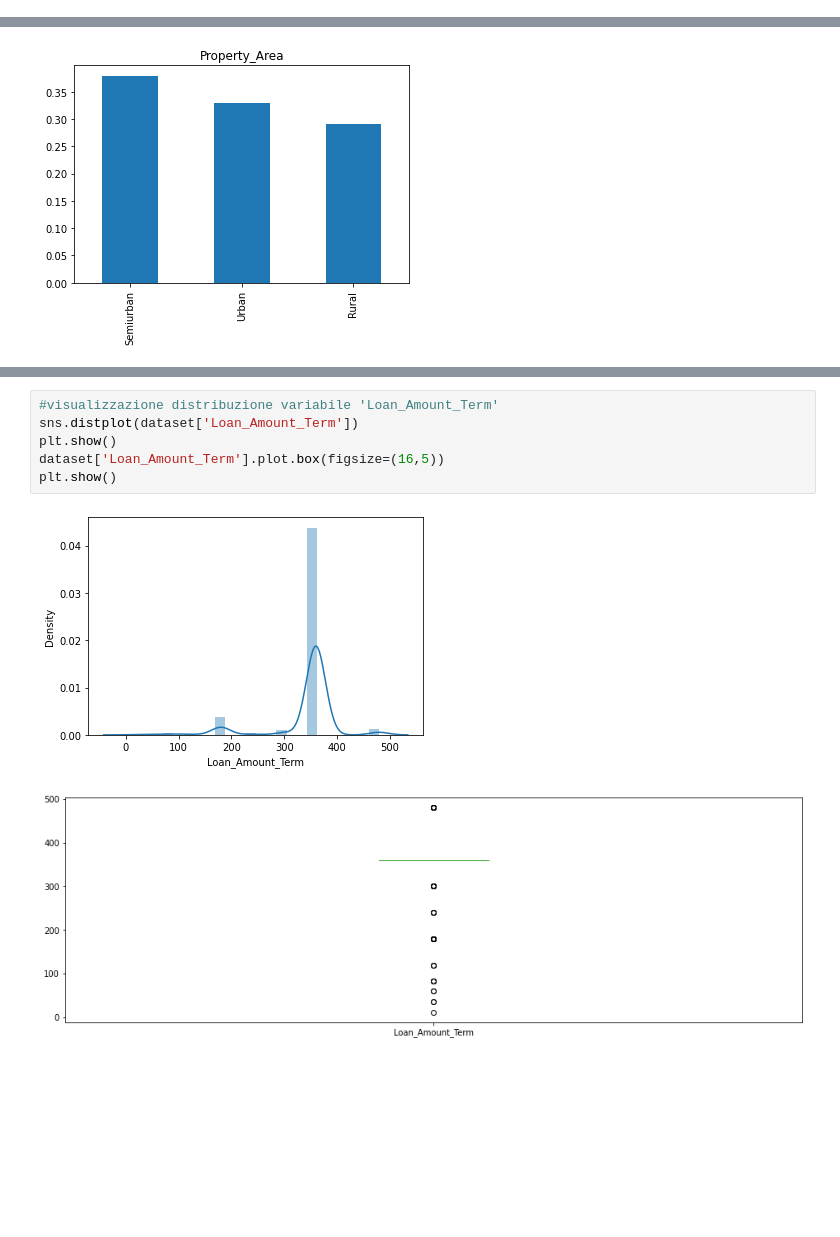
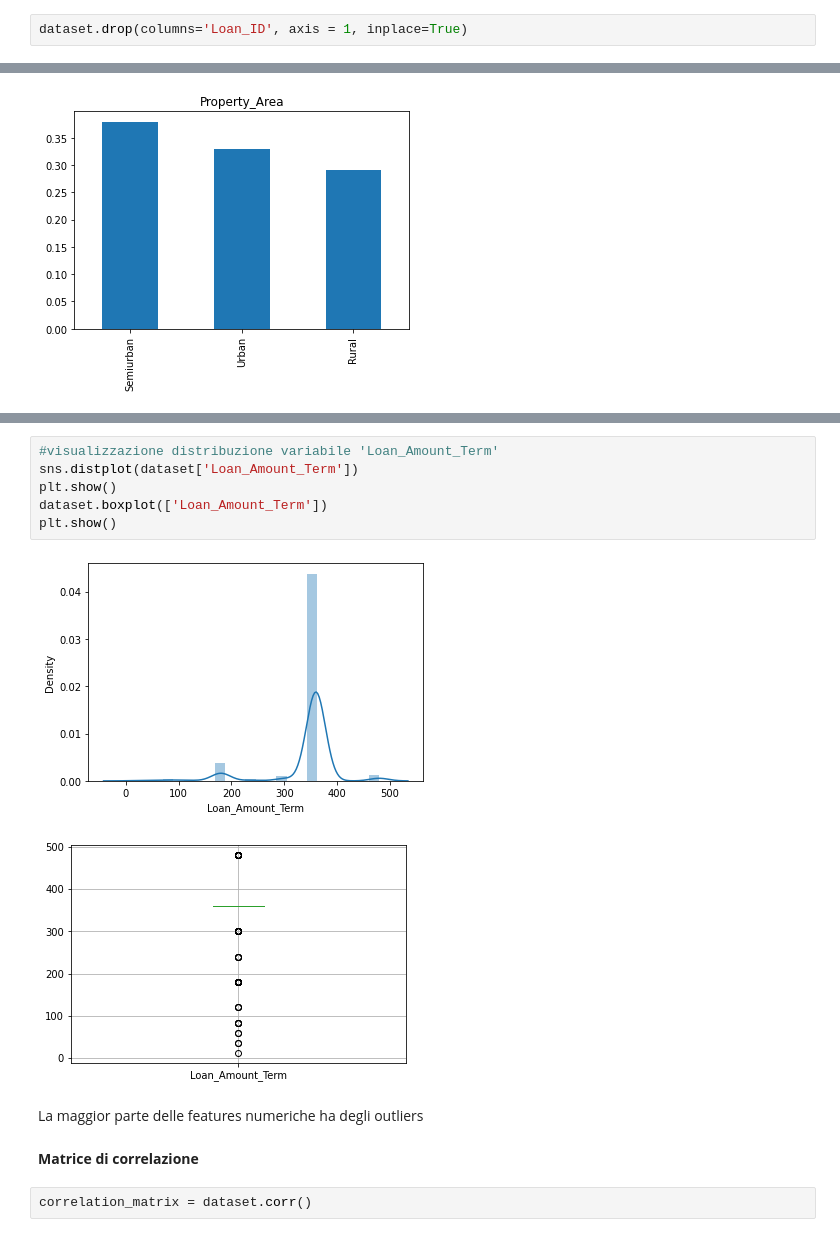
Before and after one commit to livio-24/LoanEligibilityPrediction, a Jupyter notebook: LoanEligibilityPrediction.ipynb, the cells around one changed output, grey strips where cells are left out. Saved outputs shown, nothing was run; the diff lists cells and outputs as text; blank space fills up the shorter version.

```diff
--- a/LoanEligibilityPrediction.ipynb
+++ b/LoanEligibilityPrediction.ipynb
@@ -96,0 +103,2 @@ DATA VISUALIZATION
+# %%
+dataset.drop(columns='Loan_ID', axis = 1, inplace=True)
@@ -164,9 +189,15 @@ plt.show()
 # %%
 #visualizzazione distribuzione variabile 'Loan_Amount_Term'
 sns.distplot(dataset['Loan_Amount_Term'])
 plt.show()
-dataset['Loan_Amount_Term'].plot.box(figsize=(16,5))
+dataset.boxplot(['Loan_Amount_Term'])
 plt.show()
 # %% [output]
 [figure]
-[figure, old version]
+[figure, new version]
+# %% [markdown]
+La maggior parte delle features numeriche ha degli outliers
+# %% [markdown]
+**Matrice di correlazione**
+# %%
+correlation_matrix = dataset.corr()
```
Also changed, not shown: parts of 33 cells of this notebook.
